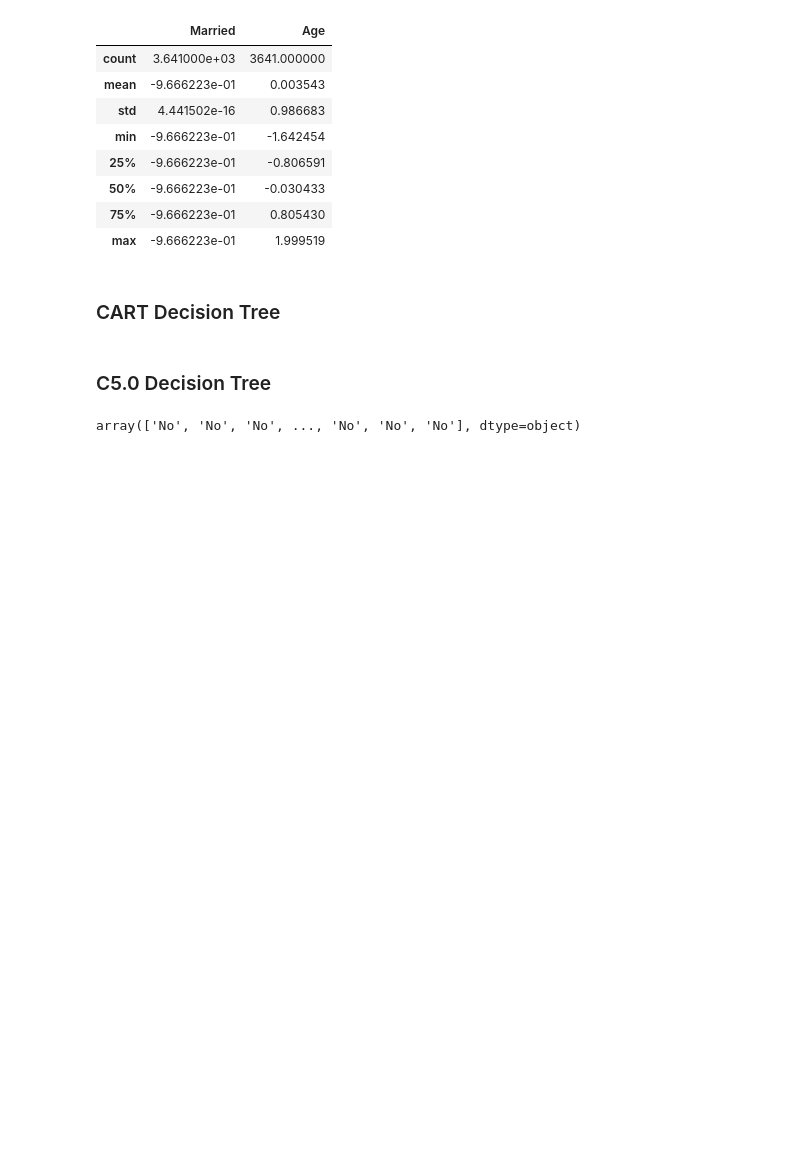
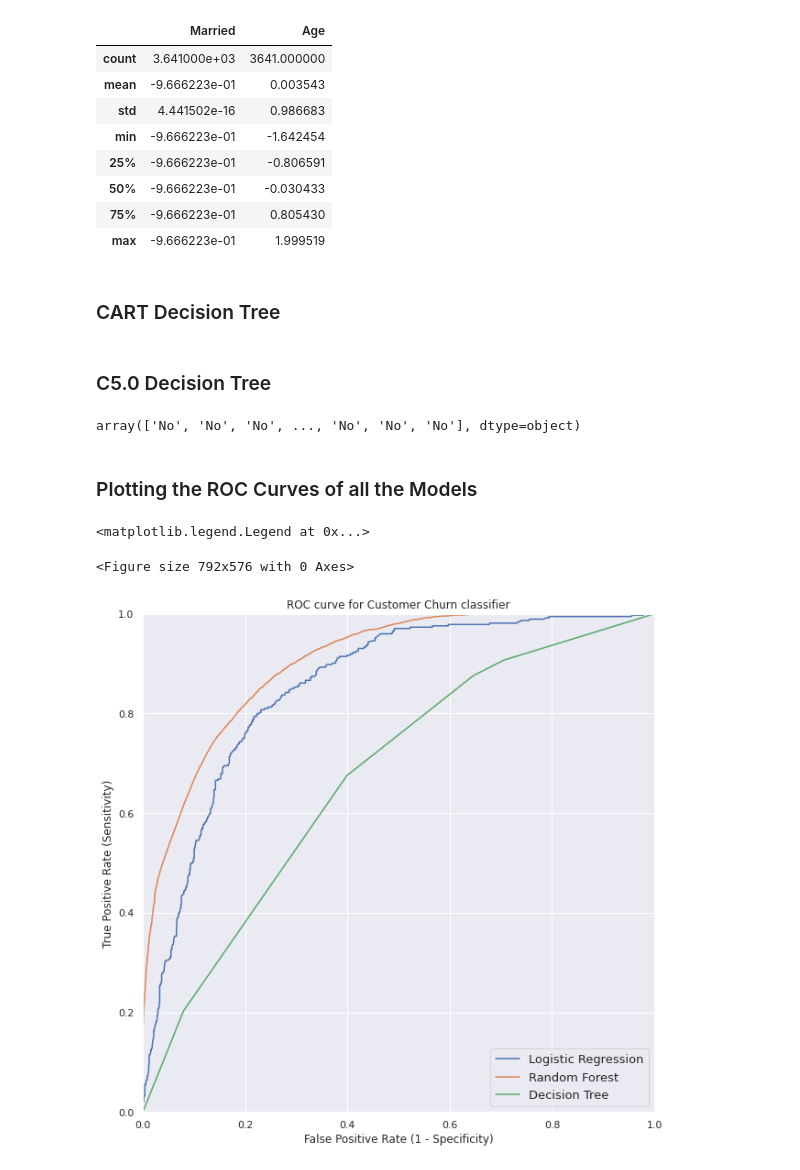
Before and after one commit to USD-502-FinalProject/502-Summer2022-FinalProject, a Jupyter notebook: 1_DataPreprocessing.ipynb, the cells around one changed output. Drawn from its saved outputs; the diff is of its cells as text; code cells hidden in the pictures; blank space fills up the shorter version.

Commit message:
Update 1_DataPreprocessing.ipynb
Plotting ROC Curves for all models

```diff
--- a/1_DataPreprocessing.ipynb
+++ b/1_DataPreprocessing.ipynb
@@ -2243,3 +2279,37 @@ c50_01.predict(X)
 #                feature_names=X_names, class_names=y_names)
 # %% [output]
 array(['No', 'No', 'No', ..., 'No', 'No', 'No'], dtype=object)
+# %% [markdown]
+### Plotting the ROC Curves of all the Models
+# %%
+from sklearn import metrics
+
+plt.clf()
+plt.figure(figsize=(10,10))
+
+# Logistic Regression
+y_pred_prob = Logreg.predict_proba(X_test)[:,1]
+fpr, tpr, thresholds = metrics.roc_curve(y_test, y_pred_prob)
+plt.plot(fpr, tpr, label='Logistic Regression')
+
+# Random Forest
+y_pred_prob = rf01.predict_proba(X_train)[:,1]
+fpr, tpr, thresholds = metrics.roc_curve(rfy, y_pred_prob)
+plt.plot(fpr, tpr, label='Random Forest')
+
+# Decision Tree
+y_pred_prob = cart01.predict_proba(X_train)[:,1]
+fpr, tpr, thresholds = metrics.roc_curve(y_train, y_pred_prob)
+plt.plot(fpr, tpr, label='Decision Tree')
+
+plt.xlim([0.0, 1.0])
+plt.ylim([0.0, 1.0])
+plt.title('ROC curve for Customer Churn classifier')
+plt.xlabel('False Positive Rate (1 - Specificity)')
+plt.ylabel('True Positive Rate (Sensitivity)')
+plt.grid(True)
+plt.legend(loc='lower right', fontsize=13)
+# %% [output]
+<matplotlib.legend.Legend at 0x...>
+<Figure size 792x576 with 0 Axes>
+[figure, added]
```
Also changed, not shown: parts of 15 cells of this notebook.
